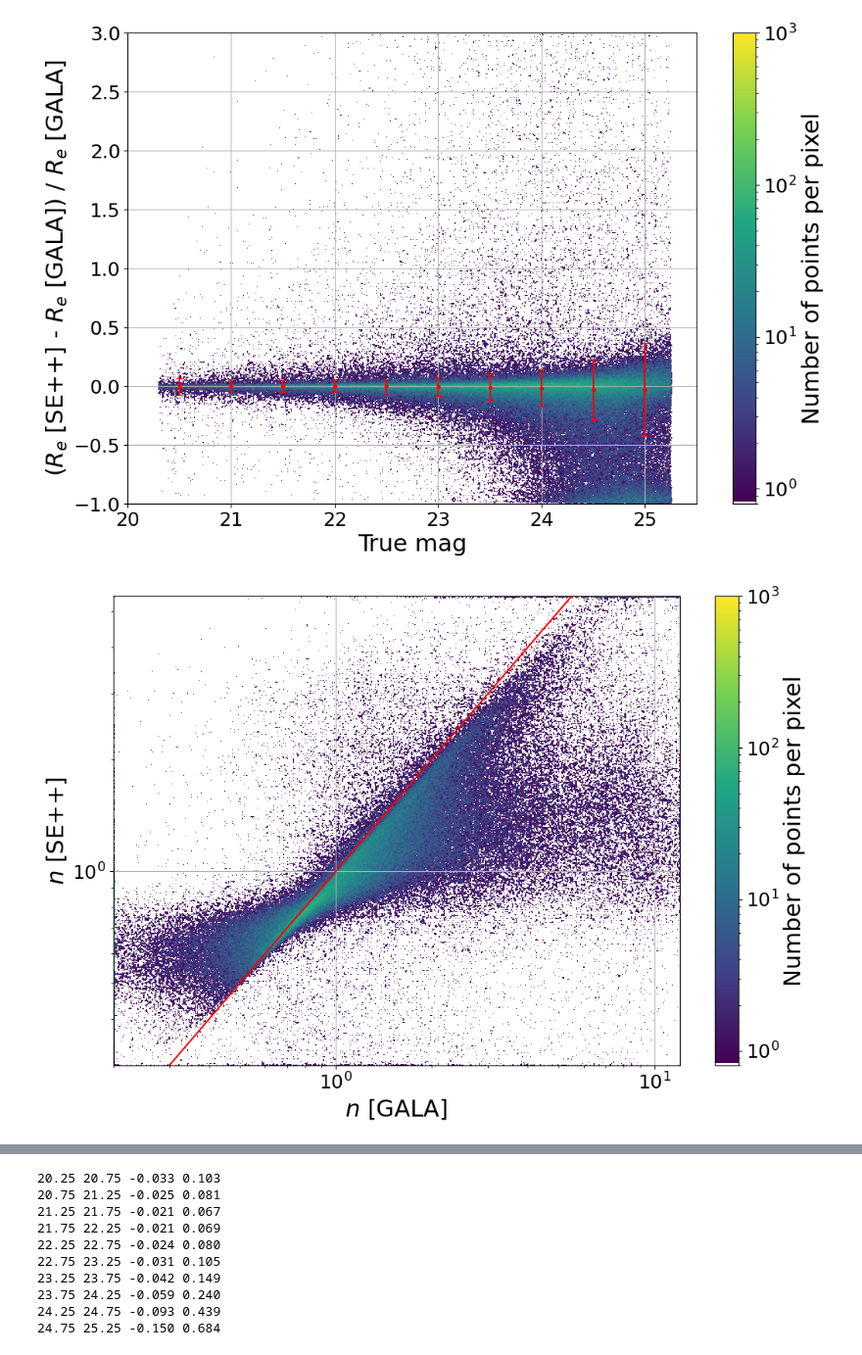
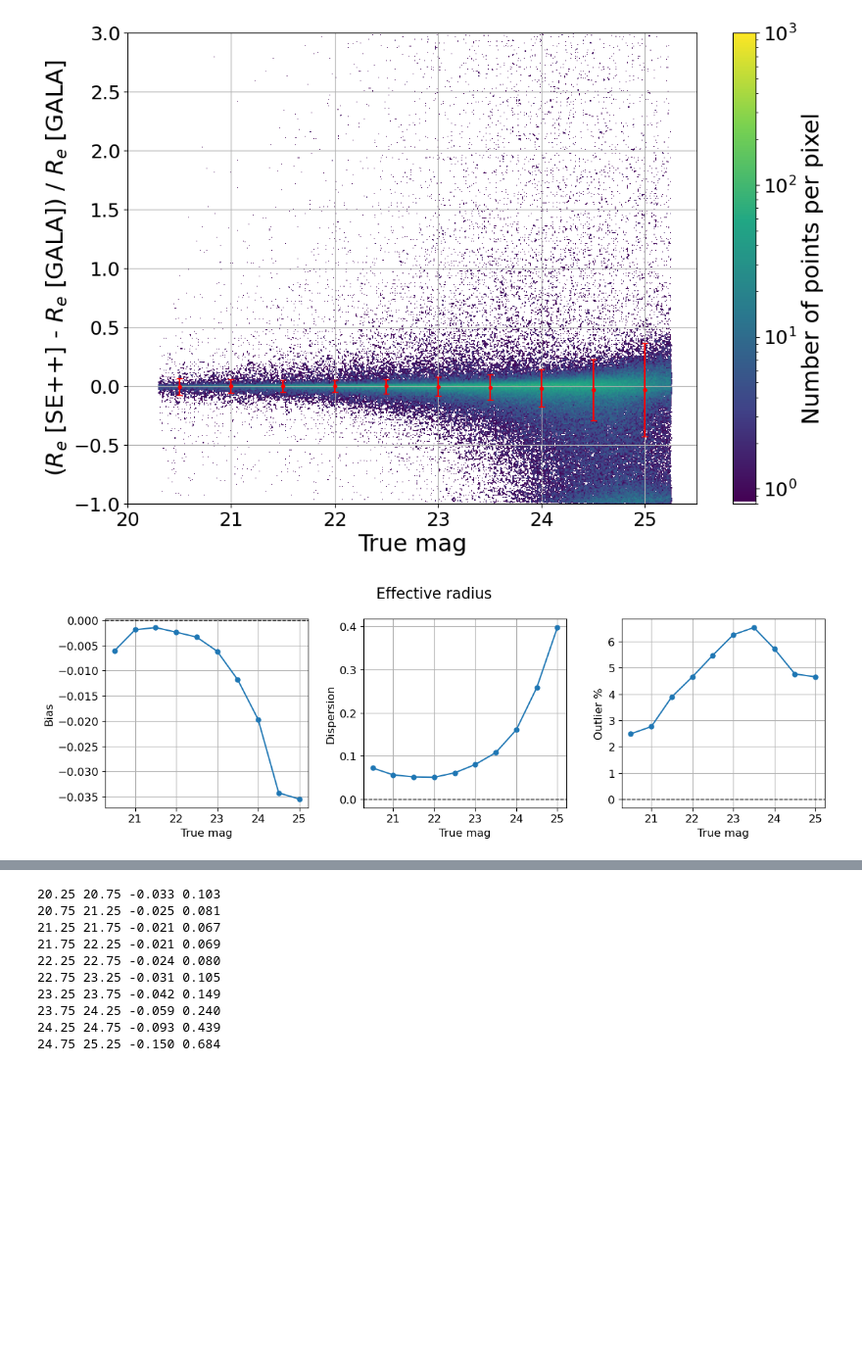
Before and after one commit to mhuertascompany/EC_Morphology_validation, a Jupyter notebook: sersic/EMC_software_model_fitting_bias.ipynb, the cells around one changed output, grey strips where cells are left out. Shown at 98% size. Saved outputs shown, nothing was run; the diff lists cells and outputs as text; code cells hidden in the pictures; blank space fills up the shorter version.

```diff
--- a/sersic/EMC_software_model_fitting_bias.ipynb
+++ b/sersic/EMC_software_model_fitting_bias.ipynb
@@ -102,7 +103,7 @@ density = ax.scatter_density(mag, change, norm=mpl.colors.LogNorm(vmin=0.8, vmax
 
 fig.colorbar(density, label='Number of points per pixel')
 
-B, D = np.zeros(len(mag_bins)-1), np.zeros(len(mag_bins)-1)
+B, D, O = np.zeros(len(mag_bins)-1), np.zeros(len(mag_bins)-1), np.zeros(len(mag_bins)-1)
 
 for k in range(len(mag_bins)-1):
     m1, m2 = mag_bins[k], mag_bins[k+1]
@@ -111,6 +112,7 @@ for k in range(len(mag_bins)-1):
     change = (x-y)/y
     B[k] = np.median(change)
     D[k] = np.quantile(np.abs(change)-B[k], 0.68)
+    O[k] = 100*np.sum(change > 0.5)/df_mag.shape[0]
     print(m1, m2, '%1.3f' %B[k], '%1.3f' %D[k])
 
 plt.errorbar(centers, B, yerr=D, markersize=3, color='r', capsize=3, fmt='o')
@@ -120,6 +122,7 @@ plt.ylabel(r'($R_e$ [SE++] - $R_e$ [GALA]) / $R_e$ [GALA]')
 plt.xlim(20,25.5)
 plt.ylim(-1,3)
 plt.grid()
+plt.savefig('../Pictures/validation_fits_Cosmos_Euclid/software_bias/variation_Re_SE_GALA_vs_mag.png', format='png')
 plt.show()
 # %% [output]
 20.25 20.75 -0.006 0.072
@@ -133,22 +136,26 @@ plt.show()
 24.25 24.75 -0.034 0.258
 24.75 25.25 -0.036 0.397
 [figure]
-# %%
-fig = plt.figure()
-ax = fig.add_subplot(1, 1, 1, projection='scatter_density')
-
-x, y = df['Predn_SE++'], df['Predn_gala']
-density = ax.scatter_density(y, x, norm=mpl.colors.LogNorm(vmin=0.8, vmax=1000), cmap=white_viridis)
-
-plt.plot(np.logspace(-1.0,1.0,10), np.logspace(-1.0,1.0,10), c='r')
-
-fig.colorbar(density, label='Number of points per pixel')
-
-plt.xlabel(r'$n$ [GALA]')
-plt.ylabel(r'$n$ [SE++]')
-plt.xscale('log')
-plt.yscale('log')
-plt.grid()
-plt.show()
-# %% [output]
-[figure, removed]
+# %%
+fig, axs = plt.subplots(1,3, sharex=True, figsize=(12,4))
+
+axs[0].plot(centers, B, marker = 'o', markersize=5)
+axs[1].plot(centers, D, marker = 'o', markersize=5)
+axs[2].plot(centers, O, marker = 'o', markersize=5)
+
+axs[0].set_ylabel('Bias', fontsize = 12)
+axs[1].set_ylabel('Dispersion', fontsize = 12)
+axs[2].set_ylabel('Outlier %', fontsize = 12)
+
+for ax in axs.flat:
+    ax.axhline(0, c='k', ls='--', lw=1)
+    ax.set_xlabel('True mag', fontsize = 12)
+    ax.tick_params(labelsize = 12)
+    ax.grid()
+
+fig.suptitle('Effective radius', fontsize = 16)
+plt.tight_layout()
+plt.savefig('../Pictures/validation_fits_Cosmos_Euclid/software_bias/EMC_diag_Re_SE_vs_GALA.png', format='png')
+plt.show()
+# %% [output]
+[figure, added]
```
Also changed, not shown: parts of 9 cells of this notebook.
